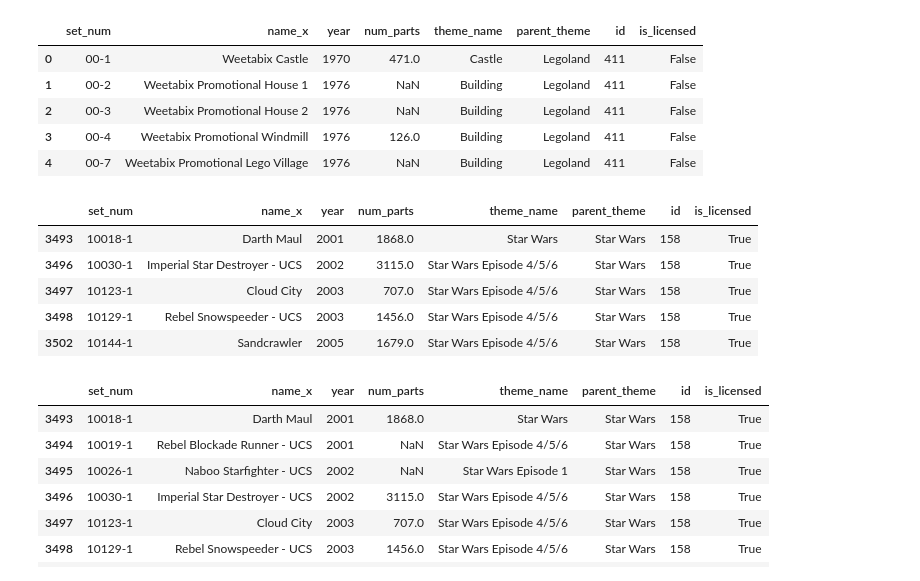
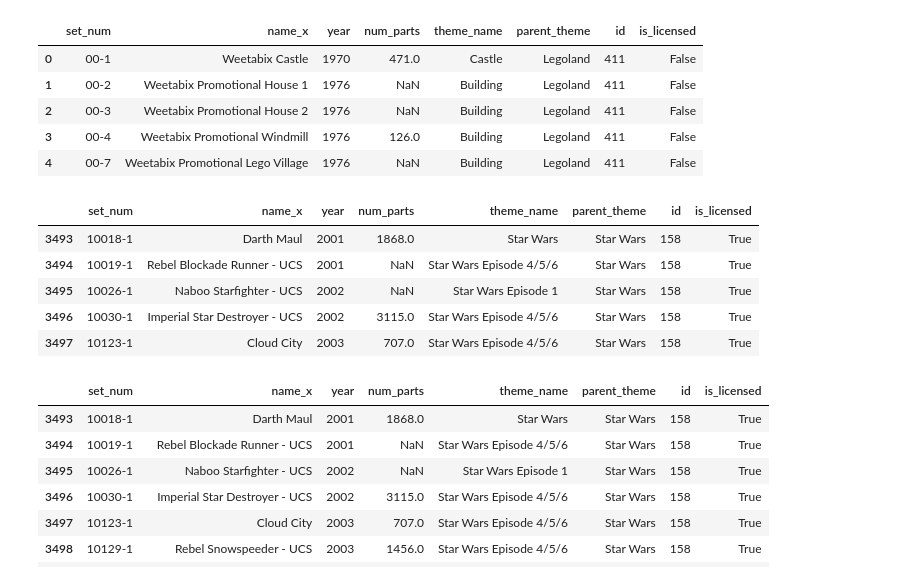
Before and after one commit to dilaraesmer/Exploratory_Data_Analysis_Project, a Jupyter notebook: real_world_data_analysis.ipynb, the cells around one changed output. Saved outputs shown, nothing was run; the diff lists cells and outputs as text; code cells hidden in the pictures.

```diff
--- a/real_world_data_analysis.ipynb
+++ b/real_world_data_analysis.ipynb
@@ -47,15 +47,15 @@ merged.head()
 | 4 | 00-7 | Weetabix Promotional Lego Village | 1976 | NaN | Building | Legoland | 411 | False |
 # %%
 licensed = merged[merged['is_licensed']]
-licensed = licensed.dropna()
+licensed = licensed.dropna(subset=['set_num'])
 licensed.head()
 # %% [output]
 |  | set_num | name_x | year | num_parts | theme_name | parent_theme | id | is_licensed |
 | 3493 | 10018-1 | Darth Maul | 2001 | 1868.0 | Star Wars | Star Wars | 158 | True |
+| 3494 | 10019-1 | Rebel Blockade Runner - UCS | 2001 | NaN | Star Wars Episode 4/5/6 | Star Wars | 158 | True |
+| 3495 | 10026-1 | Naboo Starfighter - UCS | 2002 | NaN | Star Wars Episode 1 | Star Wars | 158 | True |
 | 3496 | 10030-1 | Imperial Star Destroyer - UCS | 2002 | 3115.0 | Star Wars Episode 4/5/6 | Star Wars | 158 | True |
 | 3497 | 10123-1 | Cloud City | 2003 | 707.0 | Star Wars Episode 4/5/6 | Star Wars | 158 | True |
-| 3498 | 10129-1 | Rebel Snowspeeder - UCS | 2003 | 1456.0 | Star Wars Episode 4/5/6 | Star Wars | 158 | True |
-| 3502 | 10144-1 | Sandcrawler | 2005 | 1679.0 | Star Wars Episode 4/5/6 | Star Wars | 158 | True |
 # %%
 star_wars = licensed[licensed['parent_theme'] == 'Star Wars']
 star_wars.head(50)
```
Also changed, not shown: parts of 2 cells of this notebook.
